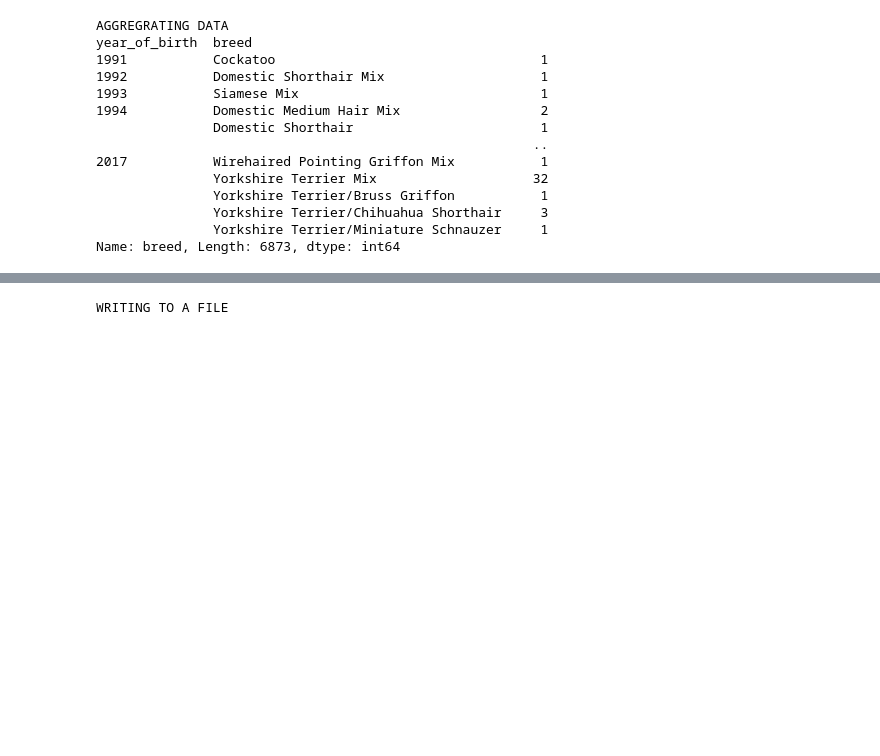
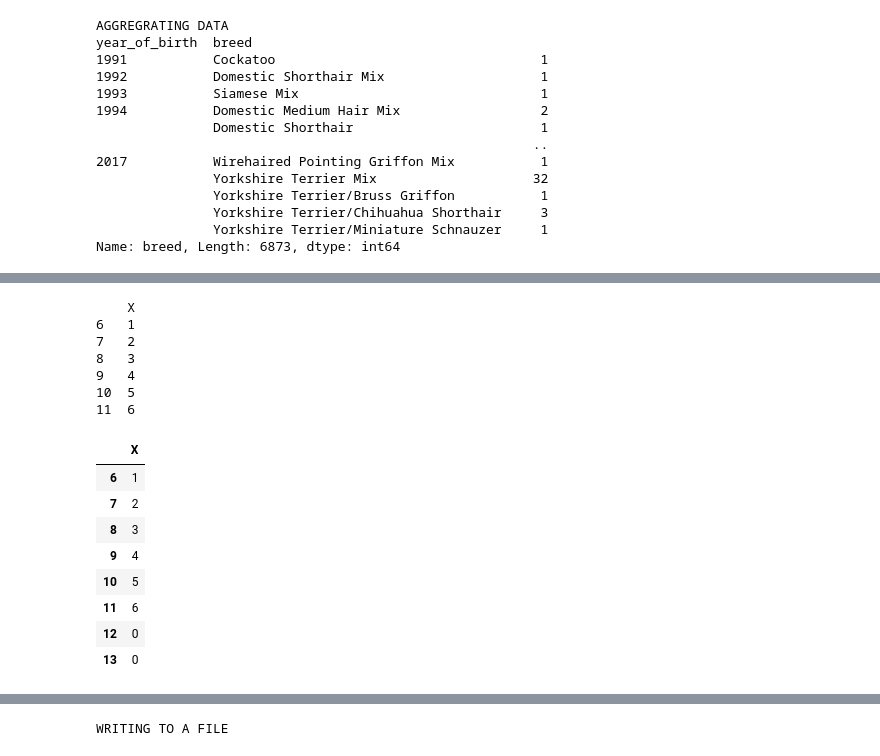
Before and after one commit to navneetkrc/Deep-Learning-Experiments-implemented-using-Google-Colab, a Jupyter notebook: Basics/Pandas_basics.ipynb, the cells around one changed output, grey strips where cells are left out. Cells and saved outputs as stored; diff of their text form; code cells hidden in the pictures; blank space fills up the shorter version.

```diff
--- a/Basics/Pandas_basics.ipynb
+++ b/Basics/Pandas_basics.ipynb
@@ -295,0 +391,22 @@ df.head()
+# %%
+df_new = pd.DataFrame()
+df_new['X'] = [0,0,0,0,0,0,1,2,3,4,5,6,0,0]
+print(df_new.loc[lambda df_new: df_new.X > 0]) # This will also be able to handle zeroes coming after the start of numbers
+print(df_new.loc[df_new['X'].ne(0).idxmax():]) # this will give some extra zeroes that come laterwhich maybe unwanted
+# %% [output]
+    X
+6   1
+7   2
+8   3
+9   4
+10  5
+11  6
+|  | X |
+| 6 | 1 |
+| 7 | 2 |
+| 8 | 3 |
+| 9 | 4 |
+| 10 | 5 |
+| 11 | 6 |
+| 12 | 0 |
+| 13 | 0 |
```
Also changed, not shown: parts of 25 cells of this notebook.
